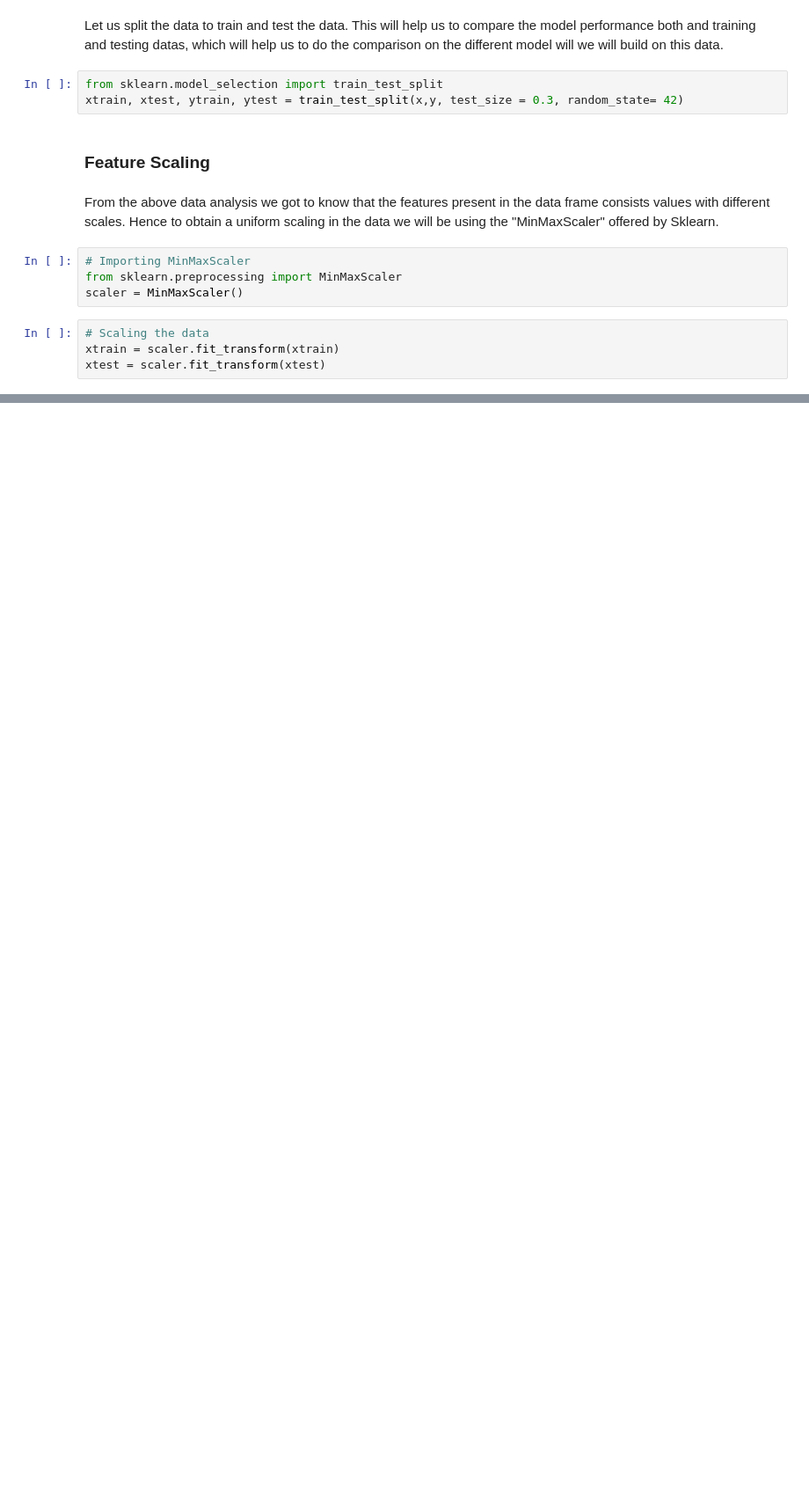
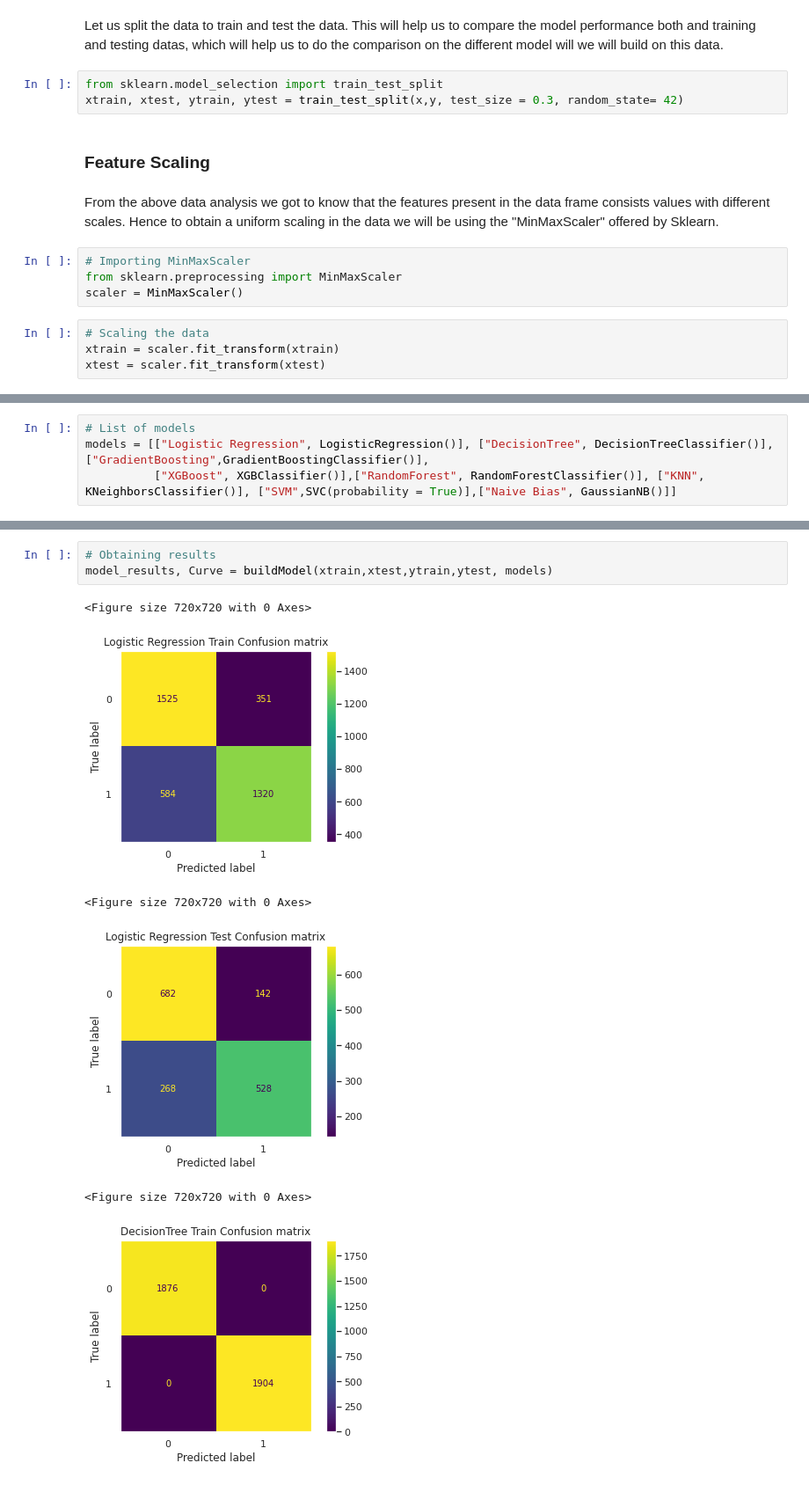
Before and after one commit to Srijan-Rai/CardioVascularRiskPrediction, a Jupyter notebook: Cardiovascular_Risk_Prediction(Classification).ipynb, the cells around one changed output, grey strips where cells are left out. Shown at 88% size. Drawn from its saved outputs; the diff is of its cells as text; blank space fills up the shorter version.

Commit message:
ML Modelling

```diff
--- a/Cardiovascular_Risk_Prediction(Classification).ipynb
+++ b/Cardiovascular_Risk_Prediction(Classification).ipynb
@@ -491,0 +511,4 @@ xtest = scaler.fit_transform(xtest)
+# %%
+# List of models
+models = [["Logistic Regression", LogisticRegression()], ["DecisionTree", DecisionTreeClassifier()], ["GradientBoosting",GradientBoostingClassifier()],
+          ["XGBoost", XGBClassifier()],["RandomForest", RandomForestClassifier()], ["KNN", KNeighborsClassifier()], ["SVM",SVC(probability = True)],["Naive Bias", GaussianNB()]]
@@ -491,0 +577,10 @@ xtest = scaler.fit_transform(xtest)
+# %%
+# Obtaining results
+model_results, Curve = buildModel(xtrain,xtest,ytrain,ytest, models)
+# %% [output]
+<Figure size 720x720 with 0 Axes>
+[figure, added]
+<Figure size 720x720 with 0 Axes>
+[figure, added]
+<Figure size 720x720 with 0 Axes>
+[figure, added]
```
Also changed, not shown: parts of 10 cells of this notebook.
